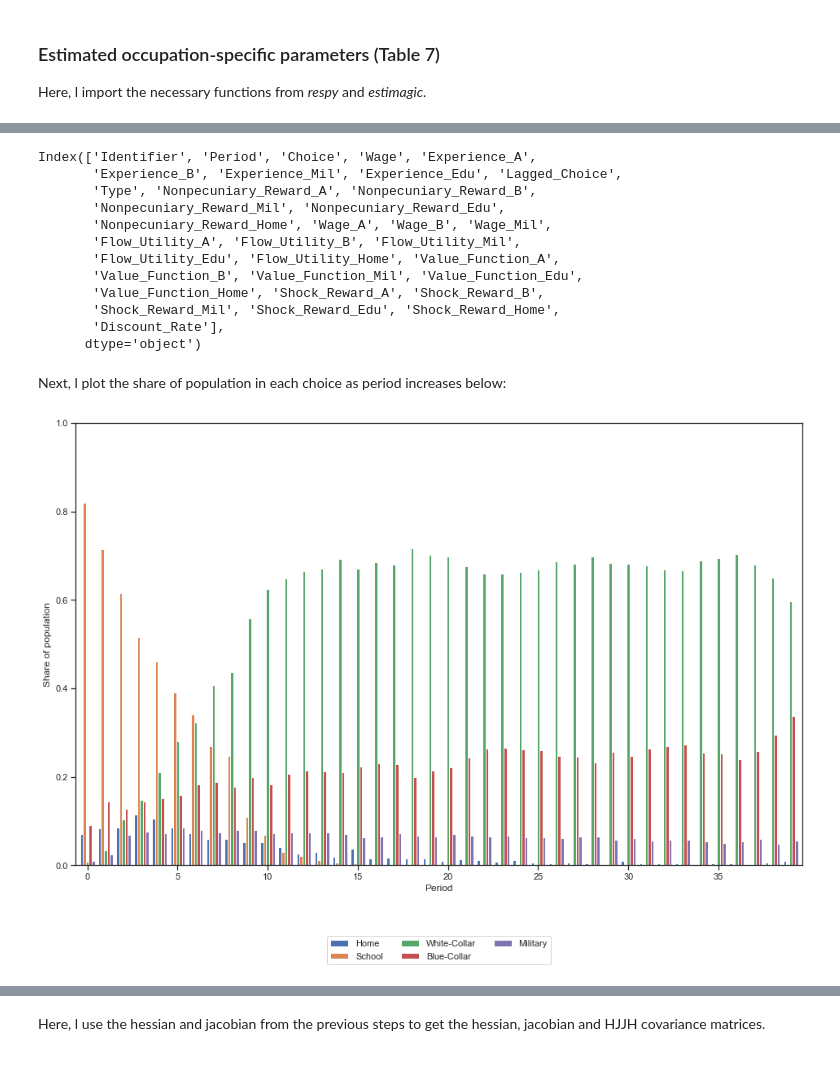
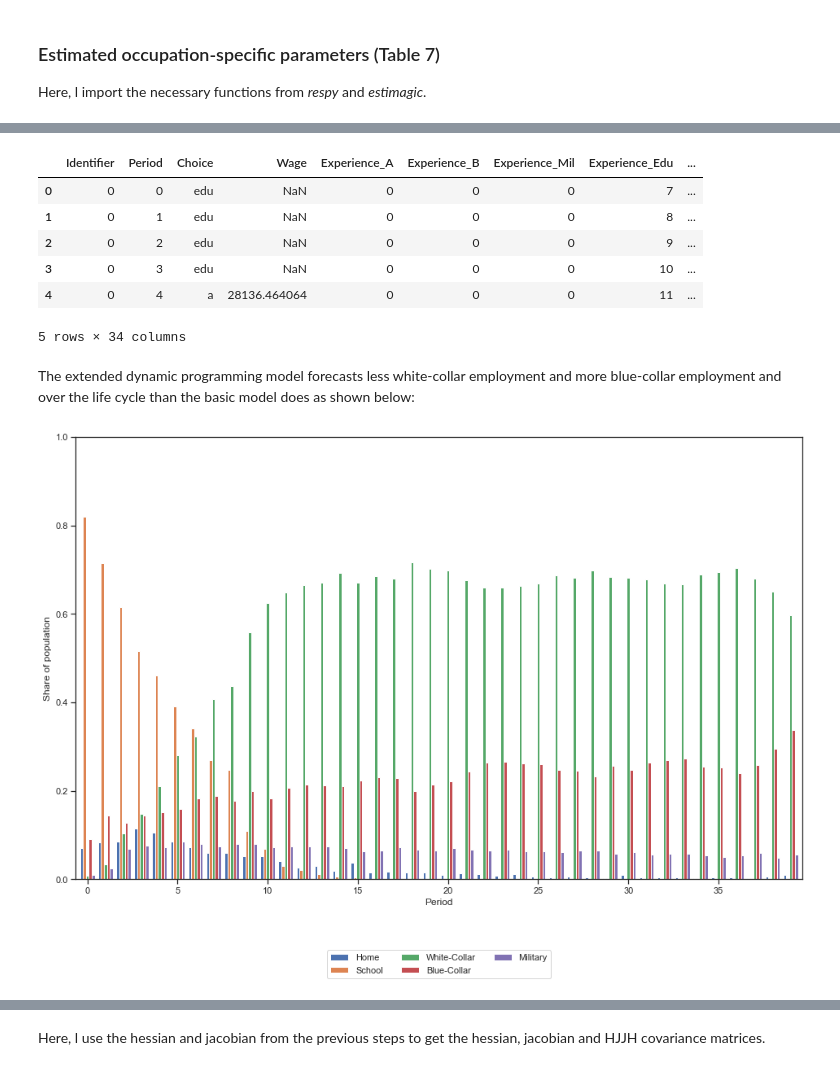
Before and after one commit to Yuleii/student-project-lindamaok899, a Jupyter notebook: student_project.ipynb, the cells around one changed output, grey strips where cells are left out. Saved outputs shown, nothing was run; the diff lists cells and outputs as text; code cells hidden in the pictures.

```diff
--- a/student_project.ipynb
+++ b/student_project.ipynb
@@ -578,23 +601,12 @@ params, options, _ = rp.get_example_model("kw_97_extended")
 state_space, respy_df = rp.simulate(params, options)
 # %%
-# visualise the dataset
-respy_df.columns
+# extended model dataset
+respy_df.head()
 # %% [output]
+|  | Identifier | Period | Choice | Wage | Experience_A | Experience_B | Experience_Mil | Experience_Edu | ... |
+| 0 | 0 | 0 | edu | NaN | 0 | 0 | 0 | 7 | ... |
+| 1 | 0 | 1 | edu | NaN | 0 | 0 | 0 | 8 | ... |
+| 2 | 0 | 2 | edu | NaN | 0 | 0 | 0 | 9 | ... |
+| 3 | 0 | 3 | edu | NaN | 0 | 0 | 0 | 10 | ... |
+| 4 | 0 | 4 | a | 28136.464064 | 0 | 0 | 0 | 11 | ... |
-Index(['Identifier', 'Period', 'Choice', 'Wage', 'Experience_A',
-       'Experience_B', 'Experience_Mil', 'Experience_Edu', 'Lagged_Choice',
-       'Type', 'Nonpecuniary_Reward_A', 'Nonpecuniary_Reward_B',
-       'Nonpecuniary_Reward_Mil', 'Nonpecuniary_Reward_Edu',
-       'Nonpecuniary_Reward_Home', 'Wage_A', 'Wage_B', 'Wage_Mil',
-       'Flow_Utility_A', 'Flow_Utility_B', 'Flow_Utility_Mil',
-       'Flow_Utility_Edu', 'Flow_Utility_Home', 'Value_Function_A',
-       'Value_Function_B', 'Value_Function_Mil', 'Value_Function_Edu',
-       'Value_Function_Home', 'Shock_Reward_A', 'Shock_Reward_B',
-       'Shock_Reward_Mil', 'Shock_Reward_Edu', 'Shock_Reward_Home',
-       'Discount_Rate'],
-      dtype='object')
+5 rows × 34 columns
-# %% [markdown]
-Next, l plot the share of population in each choice as period increases below:
-# %%
-share_of_population(respy_df, ax)
-# %% [output]
-[figure, removed]
@@ -610,0 +613,7 @@ plt.show()
+# %% [markdown]
+The extended dynamic programming model forecasts less white-collar employment and more blue-collar employment and over the life cycle than the basic model does as shown below:
+# %%
+# share of population in extended model
+share_extended(respy_df, ax)
+# %% [output]
+[figure, added]
```
Also changed, not shown: parts of 16 cells of this notebook, 1 other file.
